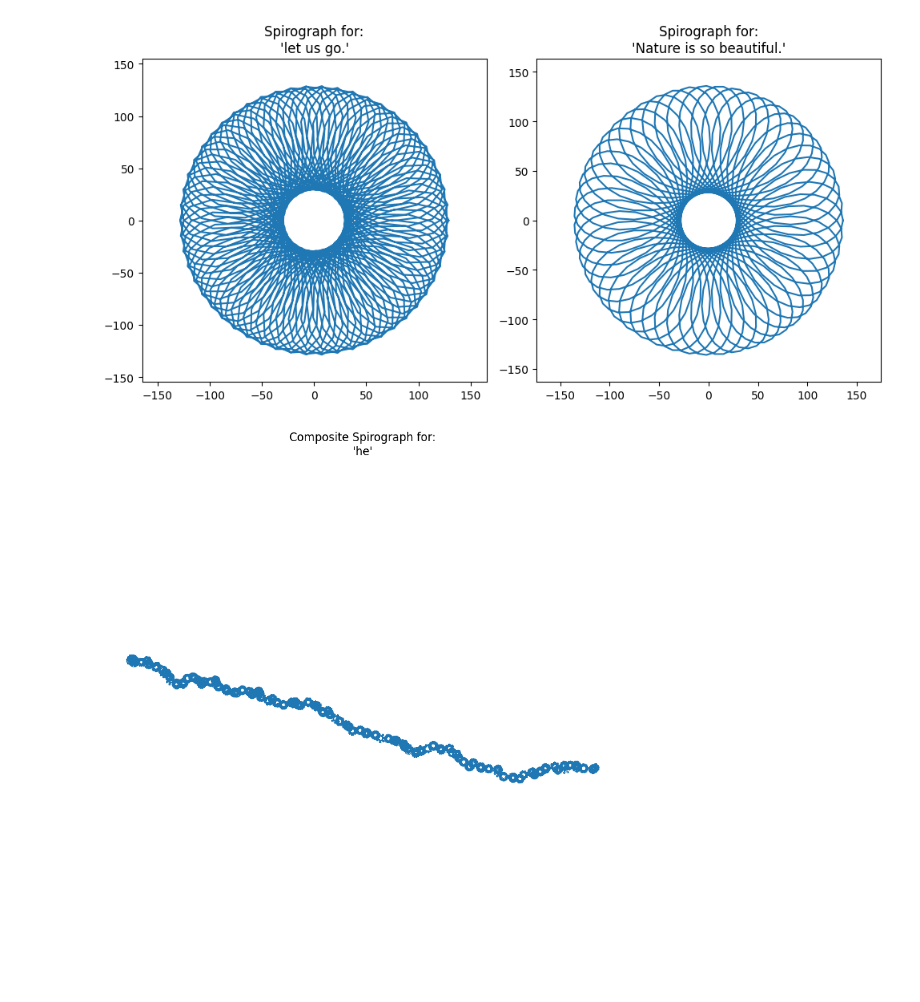
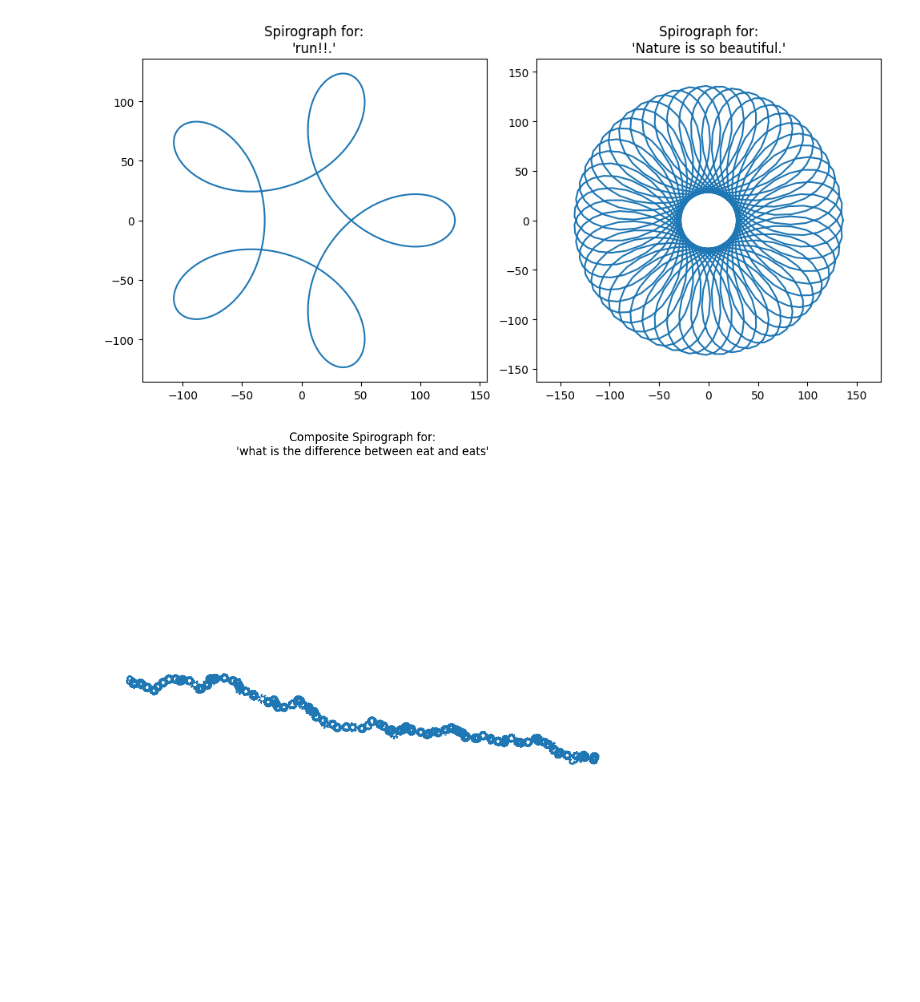
Before and after one commit to keduog/LLM, a Jupyter notebook: Spirograph1234.ipynb, the cells around one changed output. Cells and saved outputs as stored; diff of their text form; code cells hidden in the pictures.

```diff
--- a/Spirograph1234.ipynb
+++ b/Spirograph1234.ipynb
@@ -25,36 +25,36 @@ def embedding_to_params(embedding):
     return R, r, d
 
 # Input sentences
-sentence1 = "let us go."
+sentence1 = "run!!."
 sentence2 = "Nature is so beautiful."
 
 # Generate embeddings
 emb1 = model.encode(sentence1)
 emb2 = model.encode(sentence2)
 
 # Convert to spirograph parameters
 R1, r1, d1 = embedding_to_params(emb1)
 R2, r2, d2 = embedding_to_params(emb2)
 
 # Plot both spirographs
 plt.figure(figsize=(10, 5))
 
 plt.subplot(1, 2, 1)
 x1, y1 = spirograph(R1, r1, d1)
 plt.plot(x1, y1)
 plt.title(f"Spirograph for:\n'{sentence1}'")
 plt.axis('equal')
 
 plt.subplot(1, 2, 2)
 x2, y2 = spirograph(R2, r2, d2)
 plt.plot(x2, y2)
 plt.title(f"Spirograph for:\n'{sentence2}'")
 plt.axis('equal')
 
 plt.tight_layout()
 plt.show()
 # %% [output]
-[figure, old version]
+[figure, new version]
 # %%
 
 import numpy as np
@@ -95,7 +95,7 @@ def composite_spirograph(embedding):
     return np.array(x_total), np.array(y_total)
 
 # Input sentences
-sentence = "he"
+sentence = "what is the difference between eat and eats"
 embedding = model.encode(sentence)
 
 # Generate and plot
@@ -107,7 +107,7 @@ plt.axis('equal')
 plt.axis('off')
 plt.show()
 # %% [output]
-[figure, old version]
+[figure, new version]
 # %%
 
 import numpy as np
```
Also changed, not shown: parts of 8 cells of this notebook.
